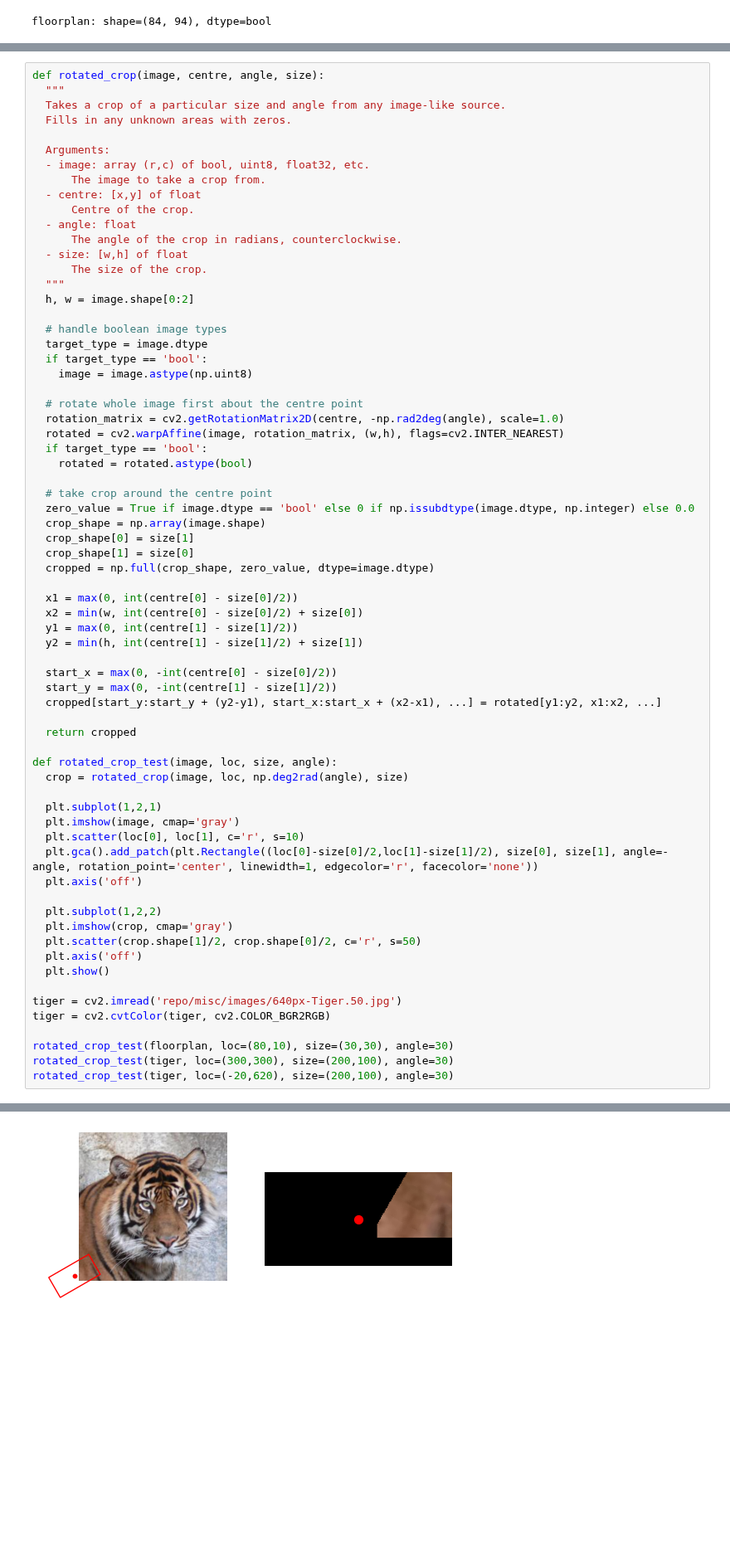
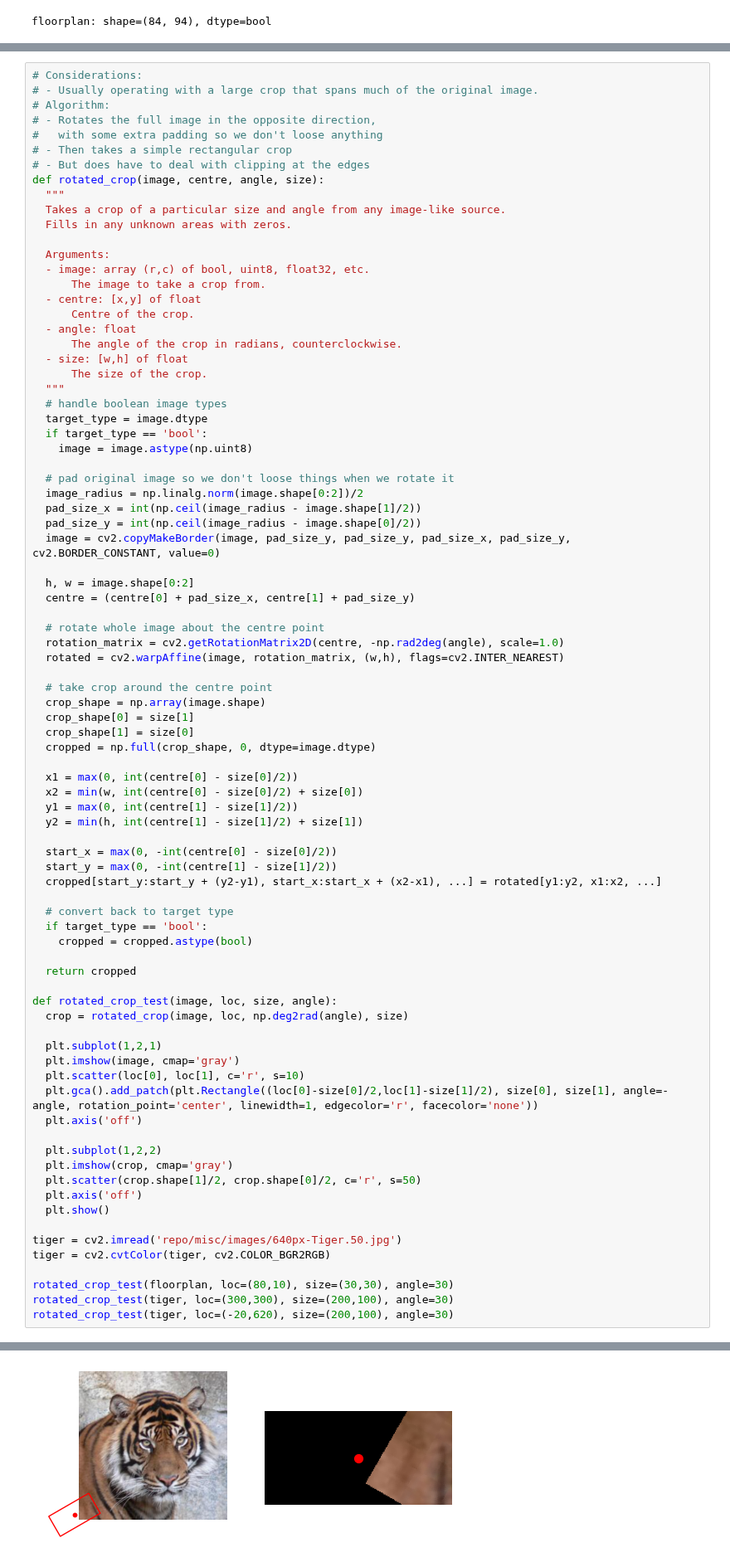
Before and after one commit to malcolmlett/robovac, a Jupyter notebook: Experiment_NN_LDS_to_OccupancyMap_1.ipynb, the cells around one changed output, grey strips where cells are left out. Shown at 83% size. Cells and saved outputs as stored; diff of their text form; blank space fills up the shorter version.

Commit message:
Solved image edges getting clipped when taking rotated crop

```diff
--- a/Experiment_NN_LDS_to_OccupancyMap_1.ipynb
+++ b/Experiment_NN_LDS_to_OccupancyMap_1.ipynb
@@ -74,6 +74,13 @@ plt.scatter(points[:,0]/pixel_size, points[:,1]/pixel_size, c='b', s=10)
 <matplotlib.collections.PathCollection at 0x...>
 [figure]
 # %%
+# Considerations:
+# - Usually operating with a large crop that spans much of the original image.
+# Algorithm:
+# - Rotates the full image in the opposite direction,
+#   with some extra padding so we don't loose anything
+# - Then takes a simple rectangular crop
+# - But does have to deal with clipping at the edges
 def rotated_crop(image, centre, angle, size):
   """
   Takes a crop of a particular size and angle from any image-like source.
@@ -89,25 +96,29 @@ def rotated_crop(image, centre, angle, size):
   - size: [w,h] of float
       The size of the crop.
   """
-  h, w = image.shape[0:2]
-
   # handle boolean image types
   target_type = image.dtype
   if target_type == 'bool':
     image = image.astype(np.uint8)
 
-  # rotate whole image first about the centre point
+  # pad original image so we don't loose things when we rotate it
+  image_radius = np.linalg.norm(image.shape[0:2])/2
+  pad_size_x = int(np.ceil(image_radius - image.shape[1]/2))
+  pad_size_y = int(np.ceil(image_radius - image.shape[0]/2))
+  image = cv2.copyMakeBorder(image, pad_size_y, pad_size_y, pad_size_x, pad_size_y, cv2.BORDER_CONSTANT, value=0)
+
+  h, w = image.shape[0:2]
+  centre = (centre[0] + pad_size_x, centre[1] + pad_size_y)
+
+  # rotate whole image about the centre point
   rotation_matrix = cv2.getRotationMatrix2D(centre, -np.rad2deg(angle), scale=1.0)
   rotated = cv2.warpAffine(image, rotation_matrix, (w,h), flags=cv2.INTER_NEAREST)
-  if target_type == 'bool':
-    rotated = rotated.astype(bool)
 
   # take crop around the centre point
-  zero_value = True if image.dtype == 'bool' else 0 if np.issubdtype(image.dtype, np.integer) else 0.0
   crop_shape = np.array(image.shape)
   crop_shape[0] = size[1]
   crop_shape[1] = size[0]
-  cropped = np.full(crop_shape, zero_value, dtype=image.dtype)
+  cropped = np.full(crop_shape, 0, dtype=image.dtype)
 
   x1 = max(0, int(centre[0] - size[0]/2))
   x2 = min(w, int(centre[0] - size[0]/2) + size[0])
@@ -117,6 +128,10 @@ def rotated_crop(image, centre, angle, size):
   start_x = max(0, -int(centre[0] - size[0]/2))
   start_y = max(0, -int(centre[1] - size[1]/2))
   cropped[start_y:start_y + (y2-y1), start_x:start_x + (x2-x1), ...] = rotated[y1:y2, x1:x2, ...]
+
+  # convert back to target type
+  if target_type == 'bool':
+    cropped = cropped.astype(bool)
 
   return cropped
 
@@ -146,2 +161,2 @@ rotated_crop_test(tiger, loc=(-20,620), size=(200,100), angle=30)
 [figure]
-[figure, old version]
+[figure, new version]
```
Also changed, not shown: parts of 4 cells of this notebook.
